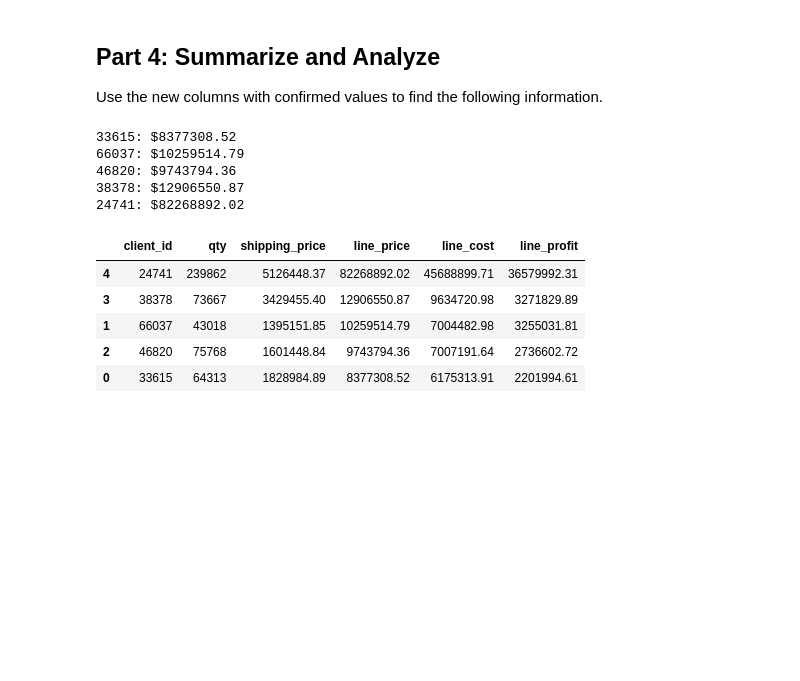
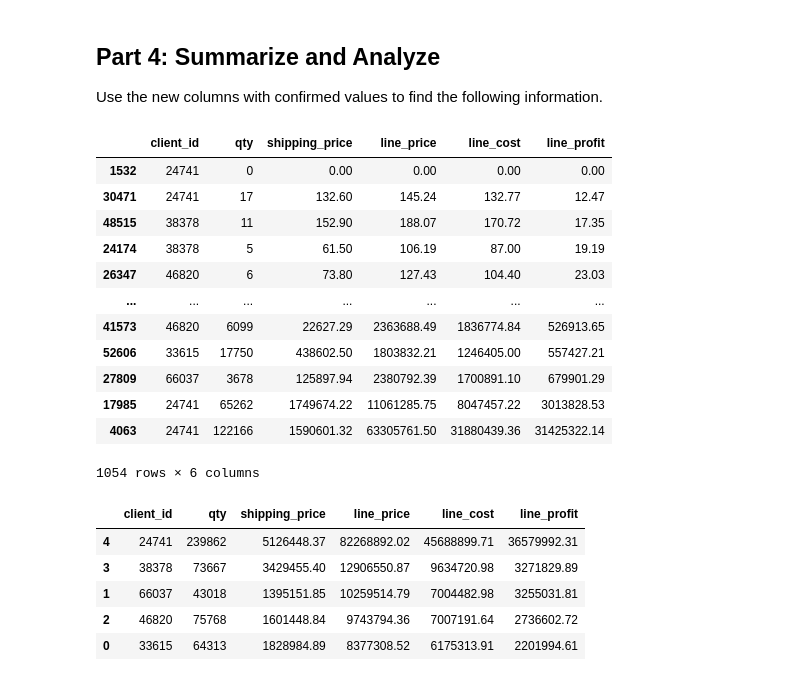
Before and after one commit to cynstar/pandas-challenge-1, a Jupyter notebook: module_4_challenge.ipynb, the cells around one changed output. Cells and saved outputs as stored; diff of their text form; code cells hidden in the pictures; blank space fills up the shorter version.

```diff
--- a/module_4_challenge.ipynb
+++ b/module_4_challenge.ipynb
@@ -197,6 +237,10 @@ Do we know that this client spent the more money than client 66037? If not, how
 # %%
 # Create a column for the profit of
 # each line using line cost and line price
+
+combined_df["line_profit"] = combined_df["line_price"] - combined_df["line_cost"]
+
+combined_df.head()
 # %% [output]
 |  | first | last | job | phone | email | client_id | order_id | order_date | order_week | order_year | ... |
 | 0 | Donald | Harding | Immunologist | 793-904-7725x39308 | harding.donald.7185@sullivan.com | 58515 | 8953482 | 2023-04-28 | 17 | 2023 | ... |
@@ -214,6 +260,37 @@ Order ID 2173913 had a total price of \$162,388.71
 Order ID 6128929 had a total price of \$923,441.25
 # %%
 # Check your work using the totals above
+
+order_id_df = combined_df.set_index("order_id", drop=False)
+
+# order_id_df.head()
+
+# order_id_i = order_id_df.index.unique()
+order_id_i = order_id_df["order_id"].unique()
+
+# Index([8953482, 8069089, 1902144, 9031802, 1322274, 1327730, 8080280, 8946782,
+#        9394118, 9665852,
+#        ...
+#        3005298, 3365877, 2261180, 6634675, 9317141, 1524865, 9272393, 3251328,
+#        4757201, 6032865],
+#       dtype='int64', name='order_id', length=10000)
+
+
+total_price_sum = {}
+
+for i in order_id_i:
+    total_price_sum[i] =  order_id_df.loc[i,"line_price"].sum()
+
+# print(total_price_sum)
+# return total_price_sum
+
+receipt_01 = 2742071
+receipt_02 = 2173913
+receipt_03 = 6128929
+
+print(f"Order {receipt_01} total: ${total_price_sum[receipt_01].round(2)}")
+print(f"Order {receipt_02} total: ${total_price_sum[receipt_02].round(2)}")
+print(f"Order {receipt_03} total: ${total_price_sum[receipt_03].round(2)}")
 # %% [output]
 Order 2742071 total: $152811.89
 Order 2173913 total: $162388.71
@@ -224,12 +301,29 @@ Use the new columns with confirmed values to find the following information.
 # %%
 # How much did each of the top 5 clients by quantity
 # spend? Check your work from Part 1 for client ids.
+
+# [33615, 66037, 46820, 38378, 24741]
+top_5_df = combined_df[combined_df["client_id"].apply(lambda x: x in top_5_client_ids)]
+
+top_5_df = top_5_df[["client_id","qty", "shipping_price", "line_price", "line_cost", "line_profit"]]
+
+top_5_df.sort_index()
+
+# top_5_qty =  .apply(lambda x: )
 # %% [output]
+|  | client_id | qty | shipping_price | line_price | line_cost | line_profit |
+| 1532 | 24741 | 0 | 0.00 | 0.00 | 0.00 | 0.00 |
+| 30471 | 24741 | 17 | 132.60 | 145.24 | 132.77 | 12.47 |
+| 48515 | 38378 | 11 | 152.90 | 188.07 | 170.72 | 17.35 |
+| 24174 | 38378 | 5 | 61.50 | 106.19 | 87.00 | 19.19 |
+| 26347 | 46820 | 6 | 73.80 | 127.43 | 104.40 | 23.03 |
+| ... | ... | ... | ... | ... | ... | ... |
+| 41573 | 46820 | 6099 | 22627.29 | 2363688.49 | 1836774.84 | 526913.65 |
+| 52606 | 33615 | 17750 | 438602.50 | 1803832.21 | 1246405.00 | 557427.21 |
+| 27809 | 66037 | 3678 | 125897.94 | 2380792.39 | 1700891.10 | 679901.29 |
+| 17985 | 24741 | 65262 | 1749674.22 | 11061285.75 | 8047457.22 | 3013828.53 |
+| 4063 | 24741 | 122166 | 1590601.32 | 63305761.50 | 31880439.36 | 31425322.14 |
-33615: $8377308.52
-66037: $10259514.79
-46820: $9743794.36
-38378: $12906550.87
-24741: $82268892.02
+1054 rows × 6 columns
 # %%
 # Create a summary DataFrame showing the totals for the
 # for the top 5 clients with the following information:
```
Also changed, not shown: parts of 7 cells of this notebook.
